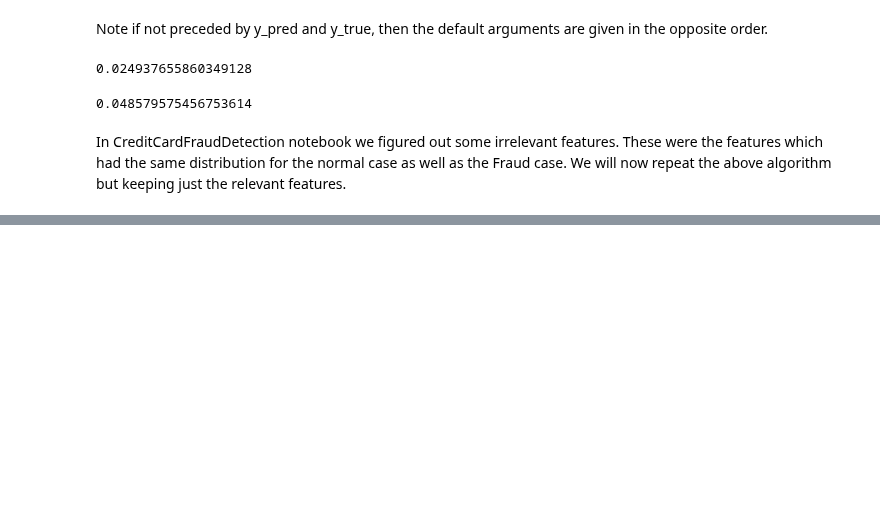
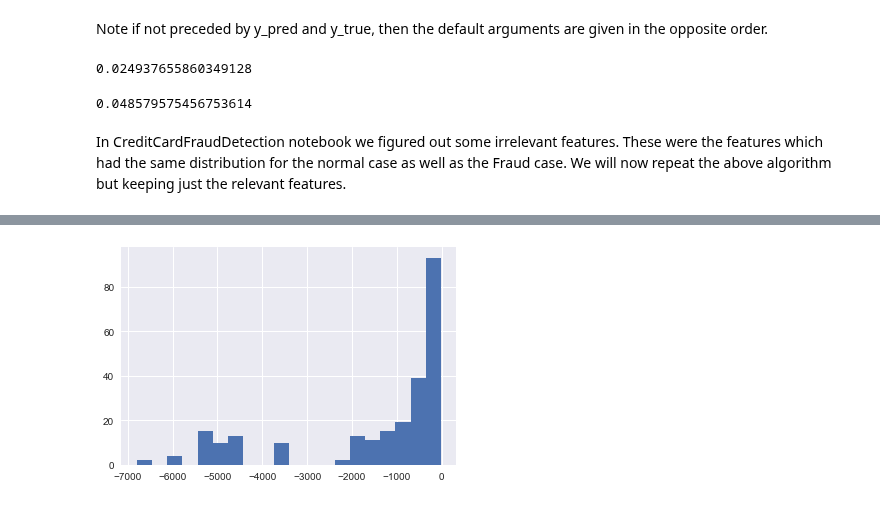
Before and after one commit to sushant2811/CreditCardFraudDetection, a Jupyter notebook: CCFraud-AnomalyDetection.ipynb, the cells around one changed output, grey strips where cells are left out. Saved outputs shown, nothing was run; the diff lists cells and outputs as text; code cells hidden in the pictures; blank space fills up the shorter version.

```diff
--- a/CCFraud-AnomalyDetection.ipynb
+++ b/CCFraud-AnomalyDetection.ipynb
@@ -556,0 +575,4 @@ FraudTestRelevant = NormalTest.drop(irrelevant_features, axis = 1)
+# %%
+plt.hist(modelRel.logpdf(FraudTestRelevant.drop('Class', axis=1).values), bins = 20);
+# %% [output]
+[figure, added]
```
Also changed, not shown: parts of 8 cells of this notebook.
